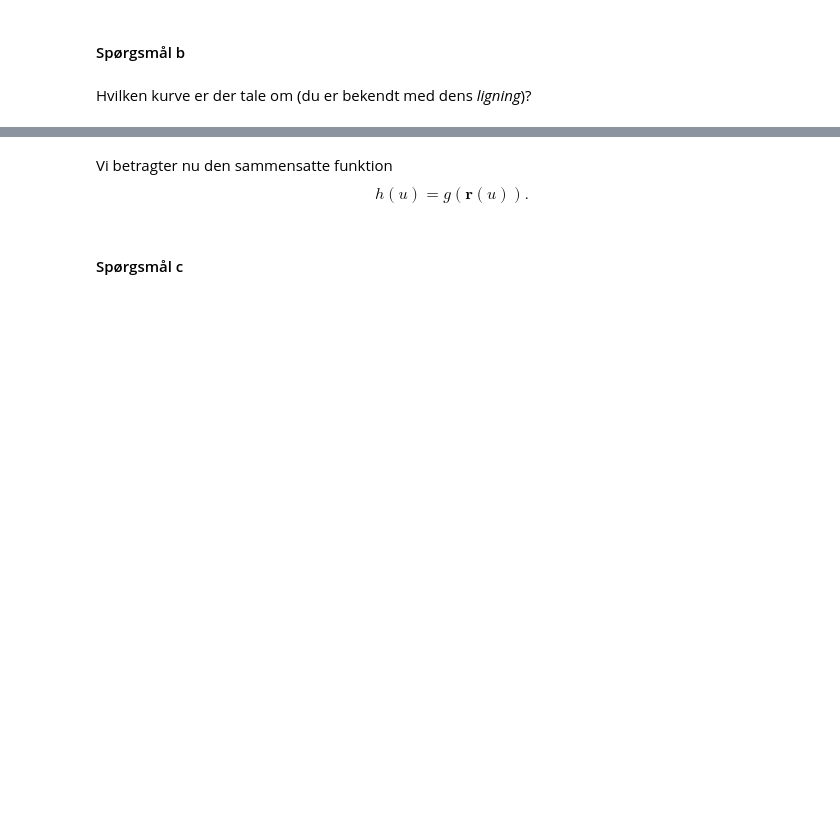
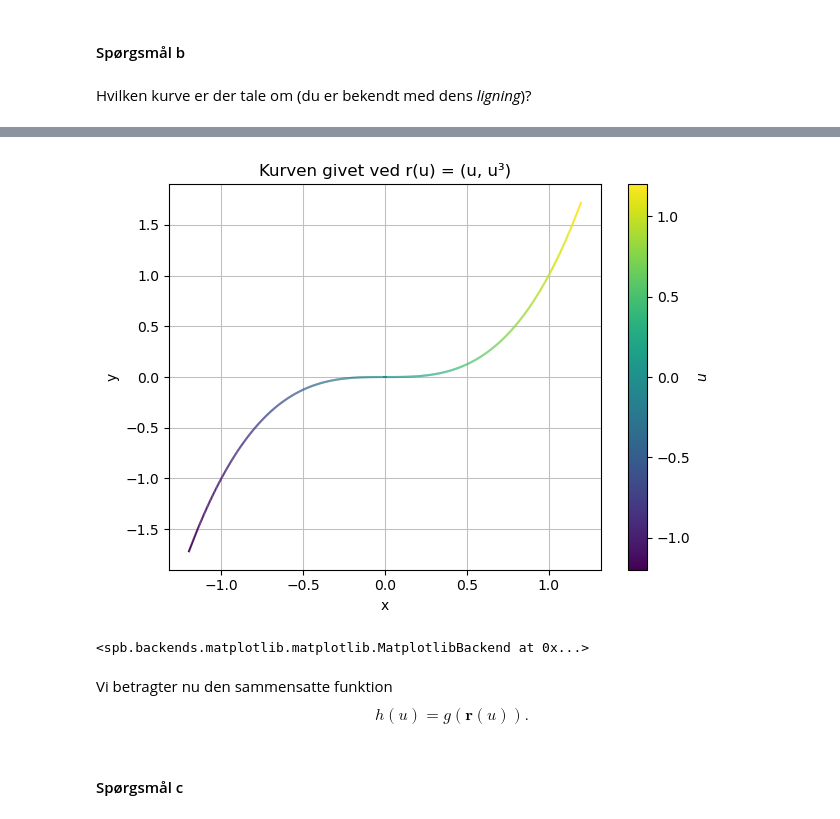
Before and after one commit to Chrisser1/01002-Mathematics-1b, a Jupyter notebook: week2/inclass_week02.ipynb, the cells around one changed output, grey strips where cells are left out. Drawn from its saved outputs; the diff is of its cells as text; code cells hidden in the pictures; blank space fills up the shorter version.

```diff
--- a/week2/inclass_week02.ipynb
+++ b/week2/inclass_week02.ipynb
@@ -561,3 +602,13 @@ Hvilken kurve er der tale om (du er bekendt med dens *ligning*)?
+# %%
+u = symbols('u')
+x = u
+y = u**3
+
+# Visuelt repræsenterer kurven
+dtuplot.plot_parametric(x, y, (u, -1.2, 1.2), title='Kurven givet ved r(u) = (u, u³)', xlabel='x', ylabel='y')
+# %% [output]
+[figure, added]
+<spb.backends.matplotlib.matplotlib.MatplotlibBackend at 0x...>
 # %% [markdown]
 Vi betragter nu den sammensatte funktion
 \begin{equation*}
```
Also changed, not shown: parts of 28 cells of this notebook, 3 other files.
